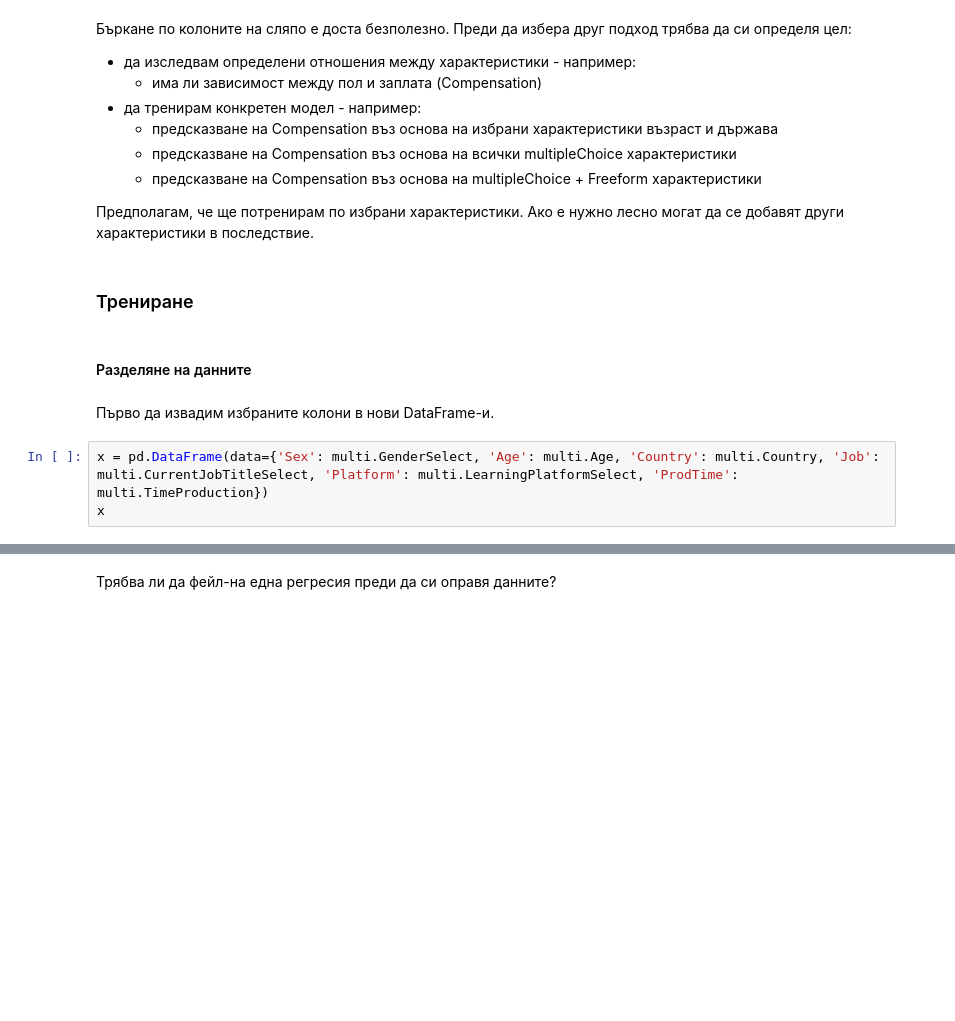
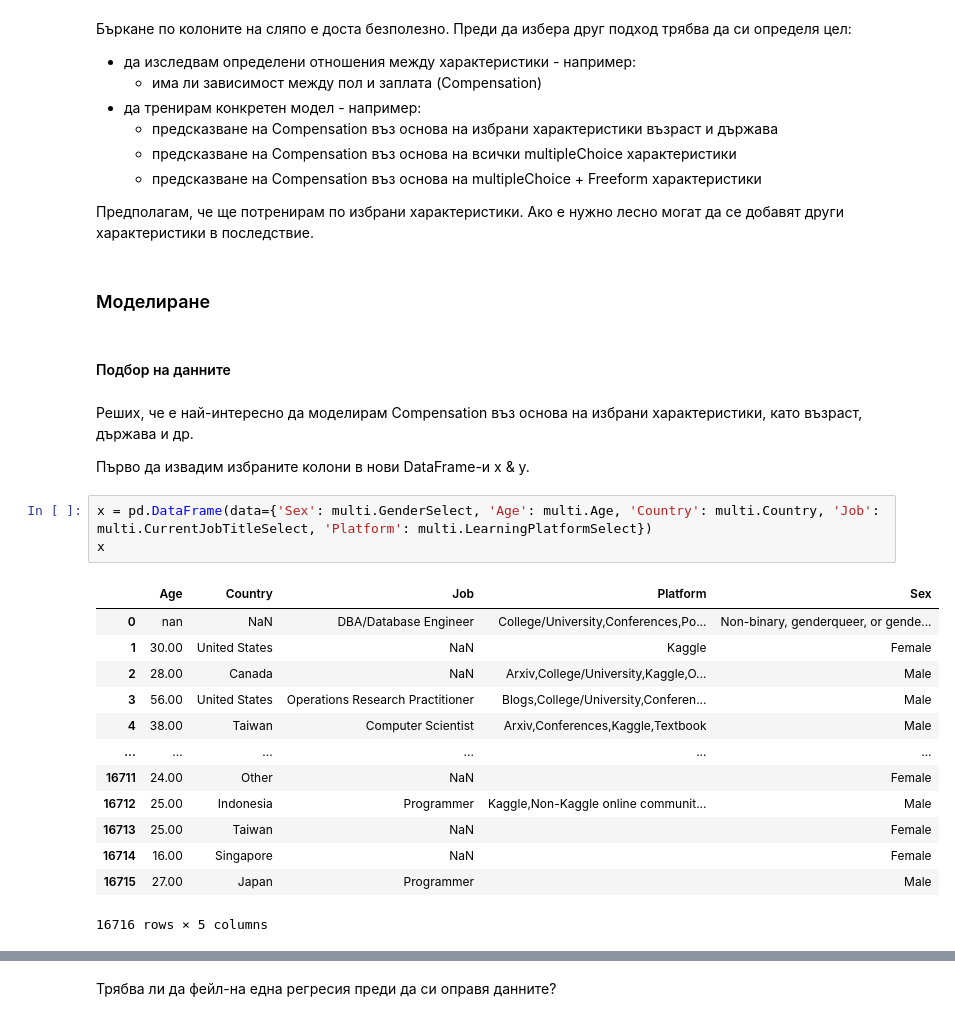
Before and after one commit to bobev18/kaggle_survey-17, a Jupyter notebook: survey2017.ipynb, the cells around one changed output, grey strips where cells are left out. Cells and saved outputs as stored; diff of their text form; blank space fills up the shorter version.

```diff
--- a/survey2017.ipynb
+++ b/survey2017.ipynb
@@ -660,12 +693,32 @@ pd.DataFrame(data = {'old': dummy_df['LearningPlatformSelect'],\
     * предсказване на Compensation въз основа на multipleChoice + Freeform характеристики
 
 Предполагам, че ще потренирам по избрани характеристики. Ако е нужно лесно могат да се добавят други характеристики в последствие.
-# %% [markdown]
-### Трениране
+# %% [markdown]
+### Моделиране<a name="model"></a>
 # %% [markdown]
-#### Разделяне на данните
+#### Подбор на данните
-# %% [markdown]
-Първо да извадим избраните колони в нови DataFrame-и.
+# %% [markdown]
+Реших, че е най-интересно да моделирам Compensation въз основа на избрани характеристики, като възраст, държава и др.
+
+
+
+
+
+Първо да извадим избраните колони в нови DataFrame-и x & y.
 # %%
-x = pd.DataFrame(data={'Sex': multi.GenderSelect, 'Age': multi.Age, 'Country': multi.Country, 'Job': multi.CurrentJobTitleSelect, 'Platform': multi.LearningPlatformSelect, 'ProdTime': multi.TimeProduction})
+x = pd.DataFrame(data={'Sex': multi.GenderSelect, 'Age': multi.Age, 'Country': multi.Country, 'Job': multi.CurrentJobTitleSelect, 'Platform': multi.LearningPlatformSelect})
 x
+# %% [output]
+|  | Age | Country | Job | Platform | Sex |
+| 0 | nan | NaN | DBA/Database Engineer | College/University,Conferences,Po... | Non-binary, genderqueer, or gende... |
+| 1 | 30.00 | United States | NaN | Kaggle | Female |
+| 2 | 28.00 | Canada | NaN | Arxiv,College/University,Kaggle,O... | Male |
+| 3 | 56.00 | United States | Operations Research Practitioner | Blogs,College/University,Conferen... | Male |
+| 4 | 38.00 | Taiwan | Computer Scientist | Arxiv,Conferences,Kaggle,Textbook | Male |
+| ... | ... | ... | ... | ... | ... |
+| 16711 | 24.00 | Other | NaN |  | Female |
+| 16712 | 25.00 | Indonesia | Programmer | Kaggle,Non-Kaggle online communit... | Male |
+| 16713 | 25.00 | Taiwan | NaN |  | Female |
+| 16714 | 16.00 | Singapore | NaN |  | Female |
+| 16715 | 27.00 | Japan | Programmer |  | Male |
+16716 rows × 5 columns
```
Also changed, not shown: parts of 59 cells of this notebook, 1 other file.
